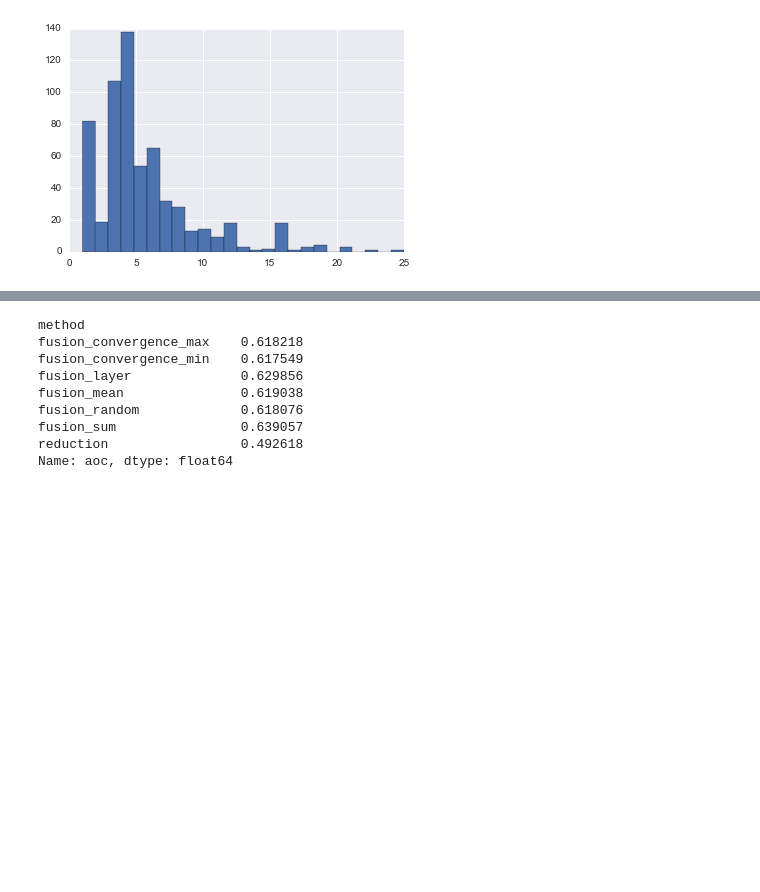
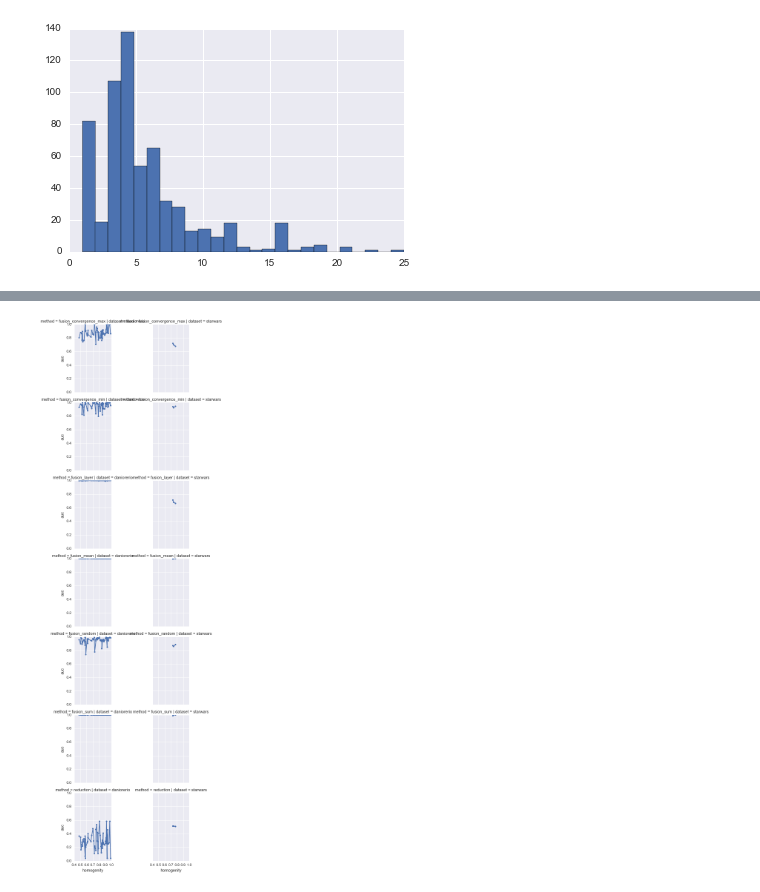
Before and after one commit to Adek89/multiplex, a Jupyter notebook: MuNeG/graph/analyser/online_analyze_notebook_new_generation.ipynb, the cells around one changed output, grey strips where cells are left out. Drawn from its saved outputs; the diff is of its cells as text; code cells hidden in the pictures; blank space fills up the shorter version.

Commit message:
Experiments

```diff
--- a/MuNeG/graph/analyser/online_analyze_notebook_new_generation.ipynb
+++ b/MuNeG/graph/analyser/online_analyze_notebook_new_generation.ipynb
@@ -263,7 +263,6 @@ output['iter'].hist(bins=25)
 import pandas as pd
 
 frame = pd.DataFrame()
-list_ = []
-output = pd.read_csv('D:\\pycharm_workspace\\multiplex\\MuNeG\\results\\synthetic\\aoc\\combined.csv',index_col=None, header=0)
-output['probe'] = 1
-list_.append(output)
+output = pd.read_csv('D:\\pycharm_workspace\\multiplex\\MuNeG\\results\\real\\aoc\\combined.csv',index_col=None, header=0)
+homogenity_output = pd.read_csv('D:\\pycharm_workspace\\multiplex\\MuNeG\\results\\real\\real_baseline.csv')
+output_with_homogenity = pd.merge(output, homogenity_output,on="function")
@@ -273,0 +269,11 @@ frame = pd.concat(list_)
+# %%
+mean_homogenity =  output_with_homogenity.groupby(["method","homogenity"],squeeze=True).mean().reset_index()
+# %%
+output2 = pd.read_csv('D:\\pycharm_workspace\\multiplex\\MuNeG\\results\\real_sw\\aoc\\combined.csv',index_col=None, header=0)
+homogenity_output_sw = pd.read_csv('D:\\pycharm_workspace\\multiplex\\MuNeG\\results\\real_sw\\real_baseline.csv')
+sw_with_homogenity = pd.merge(output2, homogenity_output_sw,on="experiment")
+mean_homogenity_sw =  sw_with_homogenity.groupby(["method","homogenity"],squeeze=True).mean().reset_index()
+# %%
+mean_homogenity["dataset"] = "daniorerio"
+mean_homogenity_sw["dataset"] = "starwars"
+print mean_homogenity_sw
@@ -274,3 +298,16 @@ frame = pd.concat(list_)
+# %%
+# frames = [mean_homogenity, sw_with_homogenity]
+result = mean_homogenity.append(mean_homogenity_sw)
+# result
+%matplotlib inline
+import matplotlib.pyplot as plt
+import seaborn as sns
+import numpy as np
+grid = sns.FacetGrid(result,row="method",col="dataset")
+grid.map(plt.plot, "homogenity", "auc", marker="o", ms=4)
+grid.savefig("D:\\pycharm_workspace\\multiplex\\MuNeG\\results\\homogenity.png")
+# %% [output]
+[figure, added]
 # %%
 target_file = open('D:\\pycharm_workspace\\multiplex\\MuNeG\\results\\real\\aoc\\output.txt','ab')
 import pickle
@@ -280,15 +317,3 @@ import pandas as pd
 
 frame = pd.DataFrame()
 frame = pd.read_csv('D:\\pycharm_workspace\\multiplex\\MuNeG\\results\\real\\tsplot\\output_30.csv',index_col=None, header=0)
-# %%
-frame.groupby(['method'])['aoc'].mean()
-# %% [output]
-method
-fusion_convergence_max    0.618218
-fusion_convergence_min    0.617549
-fusion_layer              0.629856
-fusion_mean               0.619038
-fusion_random             0.618076
-fusion_sum                0.639057
-reduction                 0.492618
-Name: aoc, dtype: float64
```
Also changed, not shown: parts of 10 cells of this notebook, 15 other files.
